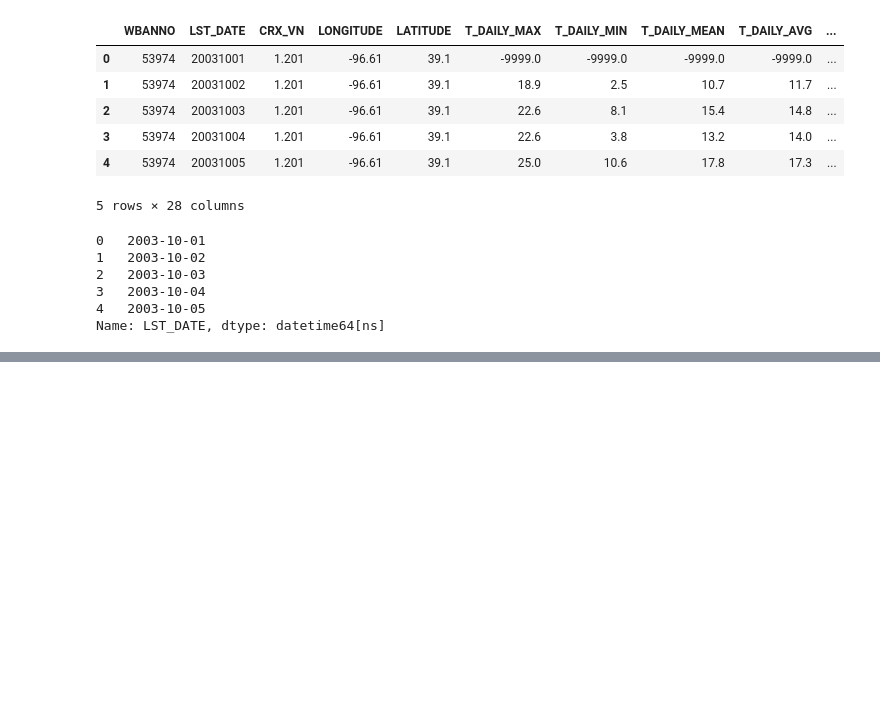
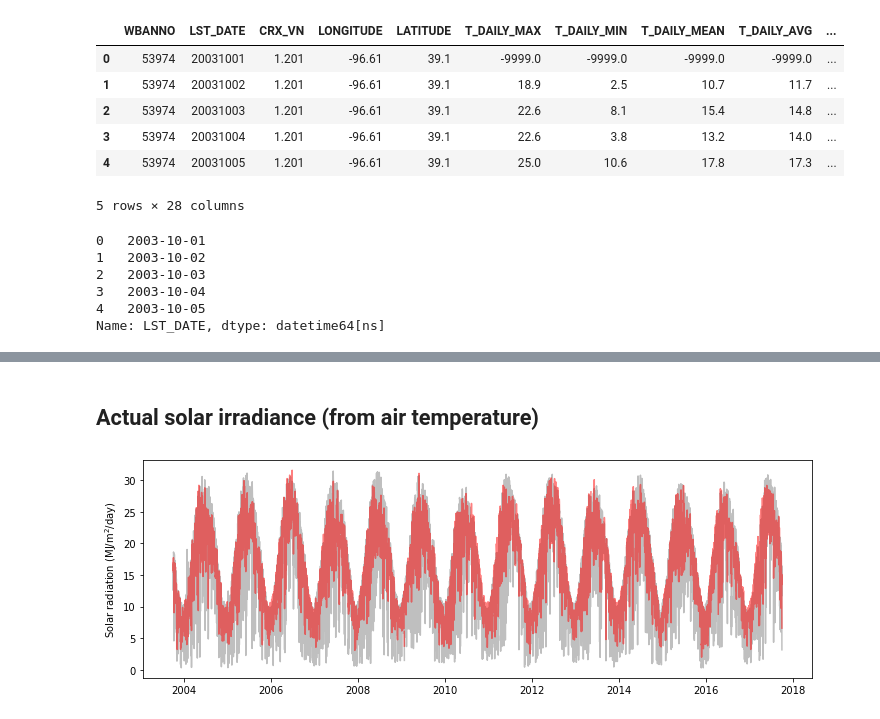
Before and after one commit to andres-patrignani/pynotes, a Jupyter notebook: notebooks/solar_radiation.ipynb, the cells around one changed output, grey strips where cells are left out. Cells and saved outputs as stored; diff of their text form; code cells hidden in the pictures; blank space fills up the shorter version.

```diff
--- a/notebooks/solar_radiation.ipynb
+++ b/notebooks/solar_radiation.ipynb
@@ -49,0 +113,13 @@ plt.show()
+# %% [markdown]
+## Actual solar irradiance (from air temperature)
+# %%
+# Clear sky from air temperature observations
+df["Rso_temp"] = np.minimum(0.16*Ra*(df["T_DAILY_MAX"]-df["T_DAILY_MIN"])**0.5, Rso) # Eq. 50, FAO-56
+
+plt.figure(figsize=(12,4))
+plt.plot(df["LST_DATE"], df["SOLARAD_DAILY"], '-k', alpha=0.25)
+plt.plot(df["LST_DATE"], df["Rso_temp"], '-r', alpha=0.5)
+plt.ylabel("Solar radiation (MJ/m$^2$/day)" )
+plt.show()
+# %% [output]
+[figure, added]
```
Also changed, not shown: parts of 10 cells of this notebook, 17 other files.
